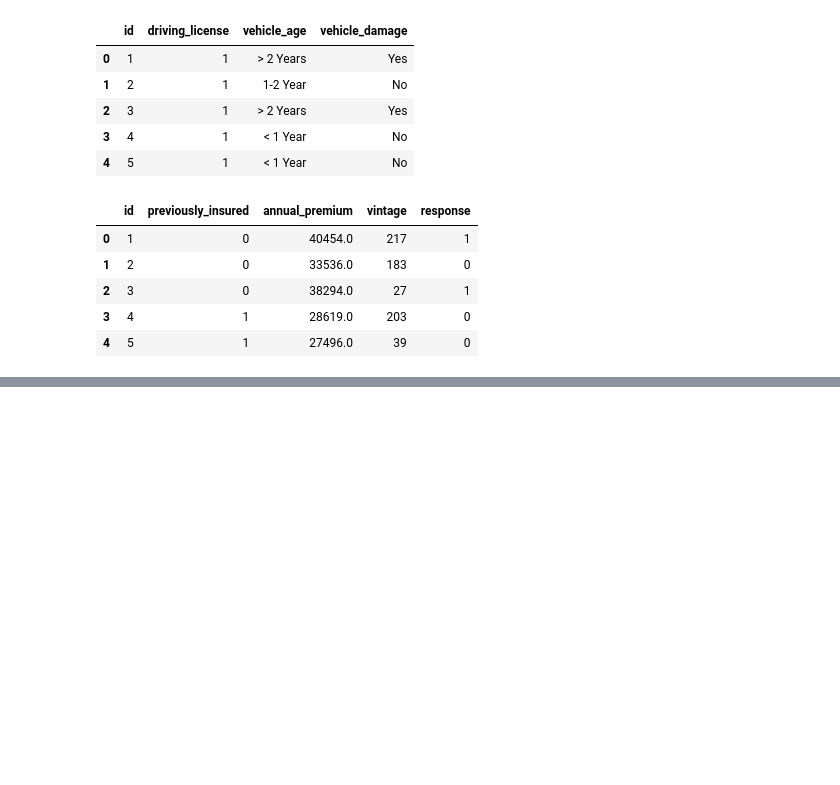
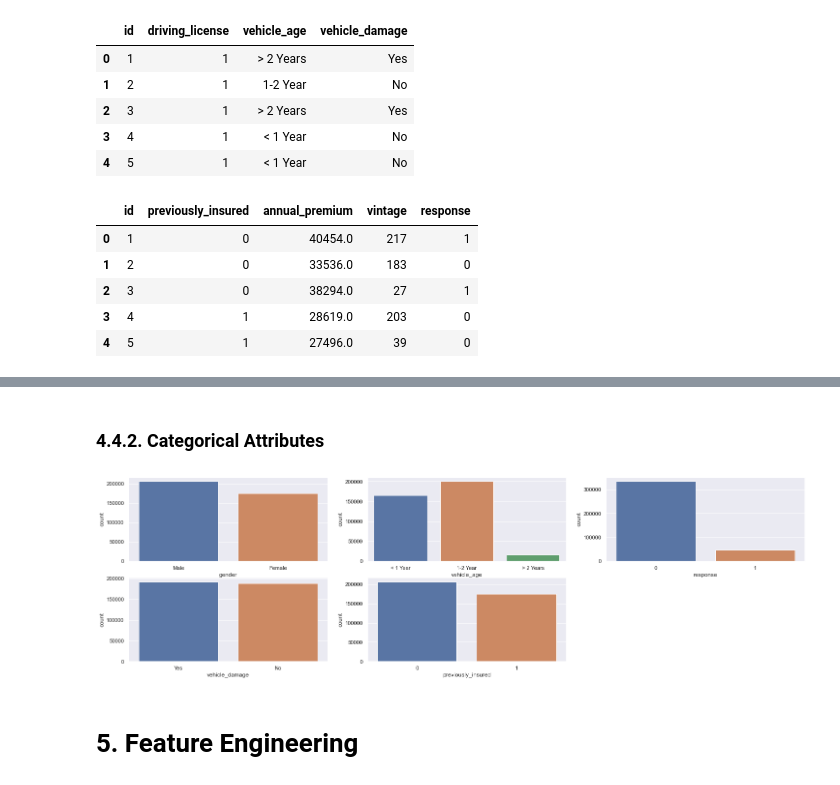
Before and after one commit to Lucas-Okamura/Health-Insurance-Cross-Sell, a Jupyter notebook: Health_Insurance_Cross_Sell.ipynb, the cells around one changed output, grey strips where cells are left out. Saved outputs shown, nothing was run; the diff lists cells and outputs as text; code cells hidden in the pictures; blank space fills up the shorter version.

Commit message:
EDA and Data Preparation Done

```diff
--- a/Health_Insurance_Cross_Sell.ipynb
+++ b/Health_Insurance_Cross_Sell.ipynb
@@ -294,0 +333,3 @@ conn.close()
+# %%
+df4 = pd.read_csv('./data/df_raw.csv')
+df4.head()
@@ -294,0 +421,23 @@ conn.close()
+# %% [markdown]
+### 4.4.2. Categorical Attributes<a id='categorical_attributes'></a>
+# %%
+cat_attributes = df4[["gender","vehicle_age","response","vehicle_damage","previously_insured"]]
+# %%
+_ = plt.subplot(2,3,1)
+_ = sns.countplot(x = "gender", data = cat_attributes)
+
+_ = plt.subplot(2,3,2)
+_ = sns.countplot(x = "vehicle_age", data = cat_attributes)
+
+_ = plt.subplot(2,3,3)
+_ = sns.countplot(x = "response", data = cat_attributes)
+
+_ = plt.subplot(2,3,4)
+_ = sns.countplot(x = "vehicle_damage", data = cat_attributes)
+
+_ = plt.subplot(2,3,5)
+_ = sns.countplot(x = "previously_insured", data = cat_attributes)
+# %% [output]
+[figure, added]
+# %% [markdown]
+# 5. Feature Engineering<a id='feature_engineering'></a>
```
Also changed, not shown: parts of 60 cells of this notebook, 7 other files.
